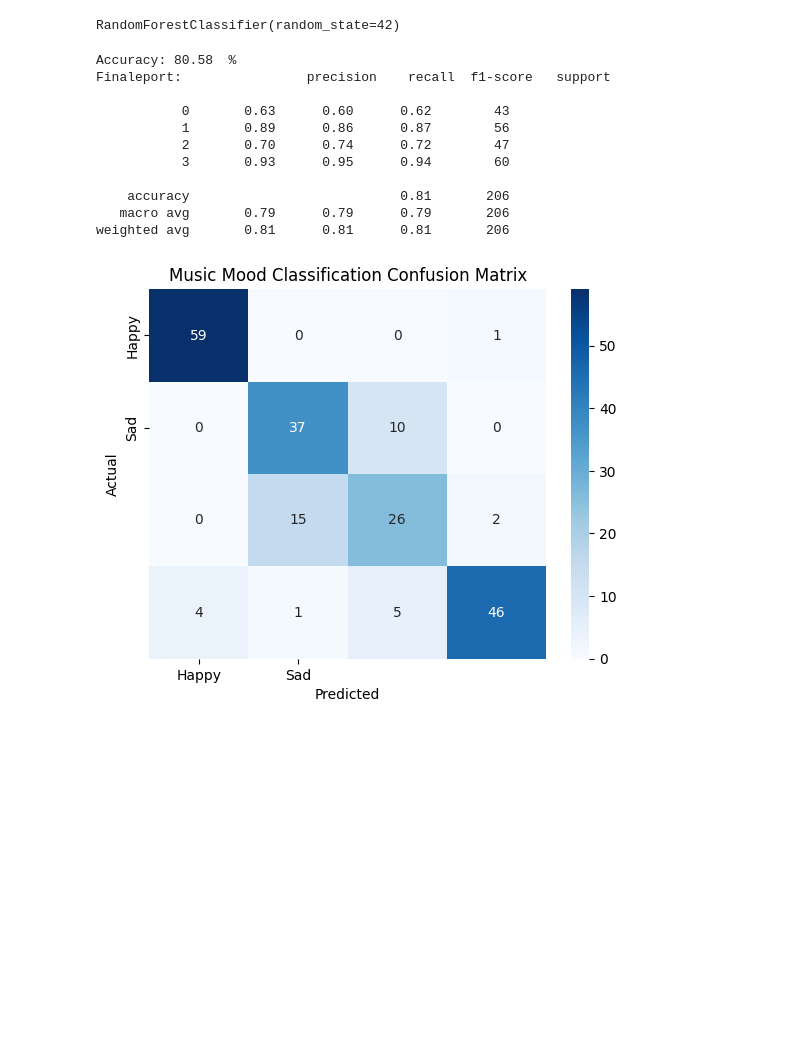
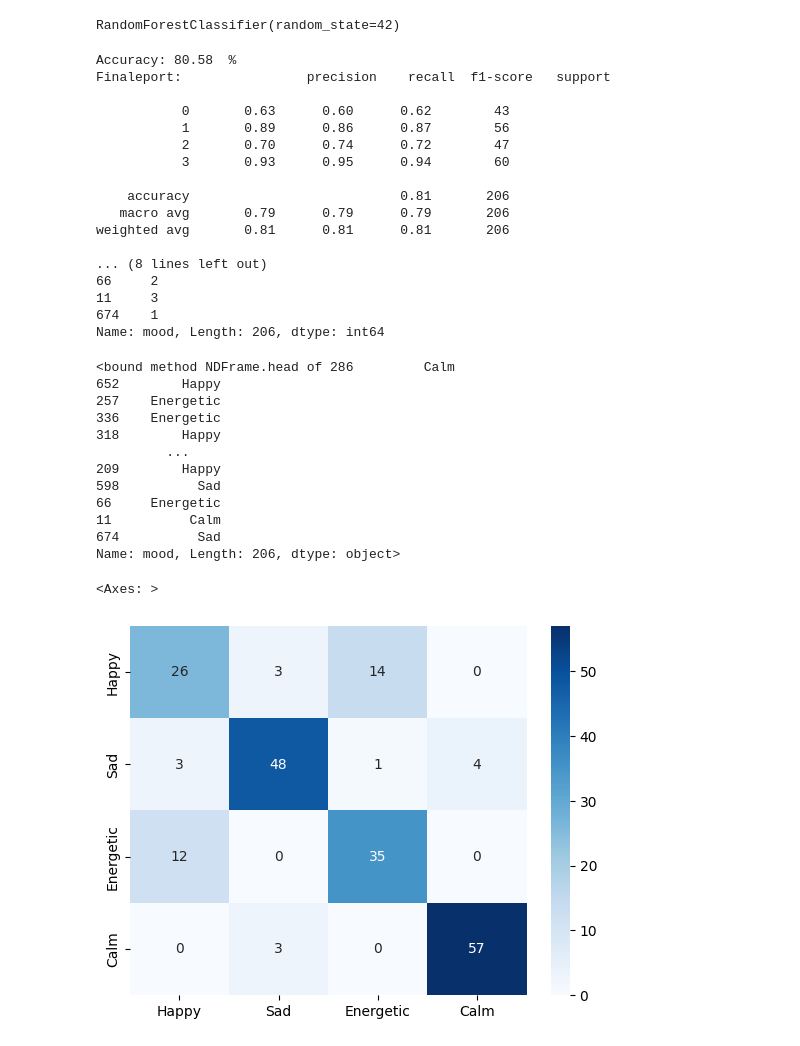
Before and after one commit to clouds79/critikalcodes, a Jupyter notebook: Untitled5.ipynb, the cells around one changed output. Saved outputs shown, nothing was run; the diff lists cells and outputs as text; code cells hidden in the pictures; blank space fills up the shorter version.

```diff
--- a/Untitled5.ipynb
+++ b/Untitled5.ipynb
@@ -68,6 +81,7 @@ RandomForestClassifier(random_state=42)
 y_pred = model.predict(X_test)
 print("Accuracy:", round(accuracy_score(y_test,y_pred)* 100, 2), " %")
 print("Finaleport: ", classification_report(y_test,y_pred))
+print(y_test)
 # %% [output]
 Accuracy: 80.58  %
 Finaleport:                precision    recall  f1-score   support
@@ -80,12 +94,34 @@ Finaleport:                precision    recall  f1-score   support
     accuracy                           0.81       206
    macro avg       0.79      0.79      0.79       206
 weighted avg       0.81      0.81      0.81       206
+
+... (8 lines left out)
+66     2
+11     3
+674    1
+Name: mood, Length: 206, dtype: int64
-# %%
-cm = confusion_matrix(y_test, y_pred)
-sns.heatmap(cm, annot=True, fmt='d', cmap='Blues', xticklabels=['Happy','Sad'], yticklabels=['Happy','Sad'])
-plt.xlabel('Predicted')
-plt.ylabel('Actual')
-plt.title('Music Mood Classification Confusion Matrix')
-plt.show()
-# %% [output]
-[figure, removed]
+# %%
+moods = ['Happy', 'Sad', 'Energetic', 'Calm']
+
+y_test = pd.Series(y_test)
+y_test = y_test.map({0: 'Happy', 1: 'Sad',2: 'Energetic', 3:'Calm'})
+y_pred = pd.Series(y_pred)
+y_pred = y_pred.map({0: 'Happy', 1: 'Sad',2: 'Energetic', 3:'Calm'})
+print(y_test.head)
+cm = confusion_matrix(y_test, y_pred, labels=moods)
+sns.heatmap(cm, annot=True, fmt='d', cmap='Blues', xticklabels=moods, yticklabels=moods)
+# %% [output]
+<bound method NDFrame.head of 286         Calm
+652        Happy
+257    Energetic
+336    Energetic
+318        Happy
+         ...
+209        Happy
+598          Sad
+66     Energetic
+11          Calm
+674          Sad
+Name: mood, Length: 206, dtype: object>
+<Axes: >
+[figure, added]
```
Also changed, not shown: parts of 4 cells of this notebook.
